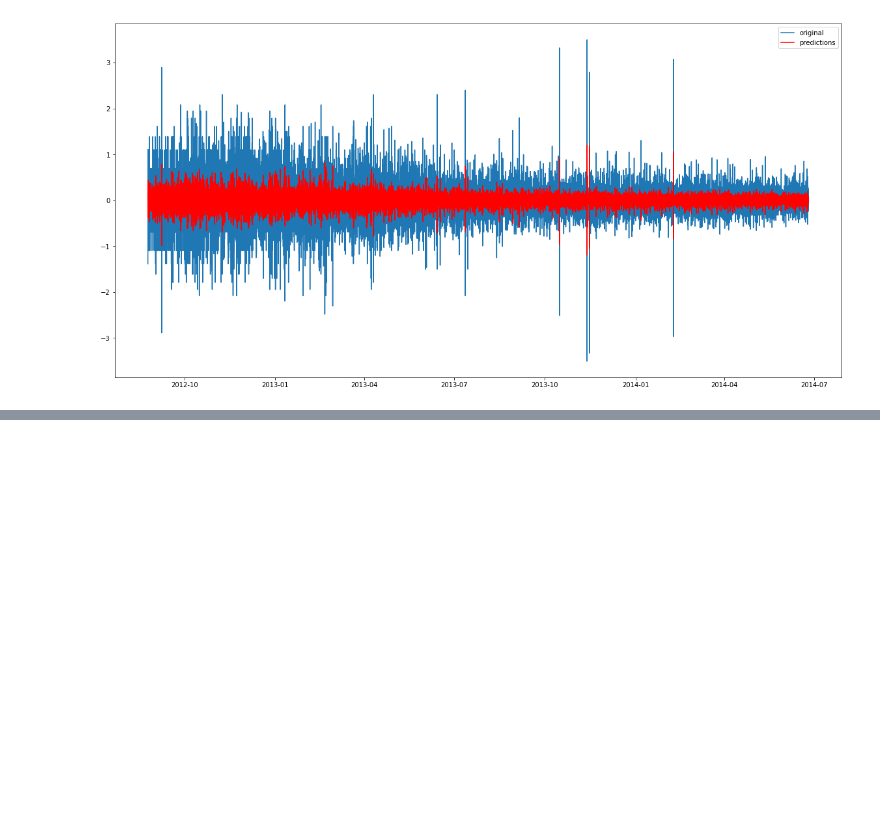
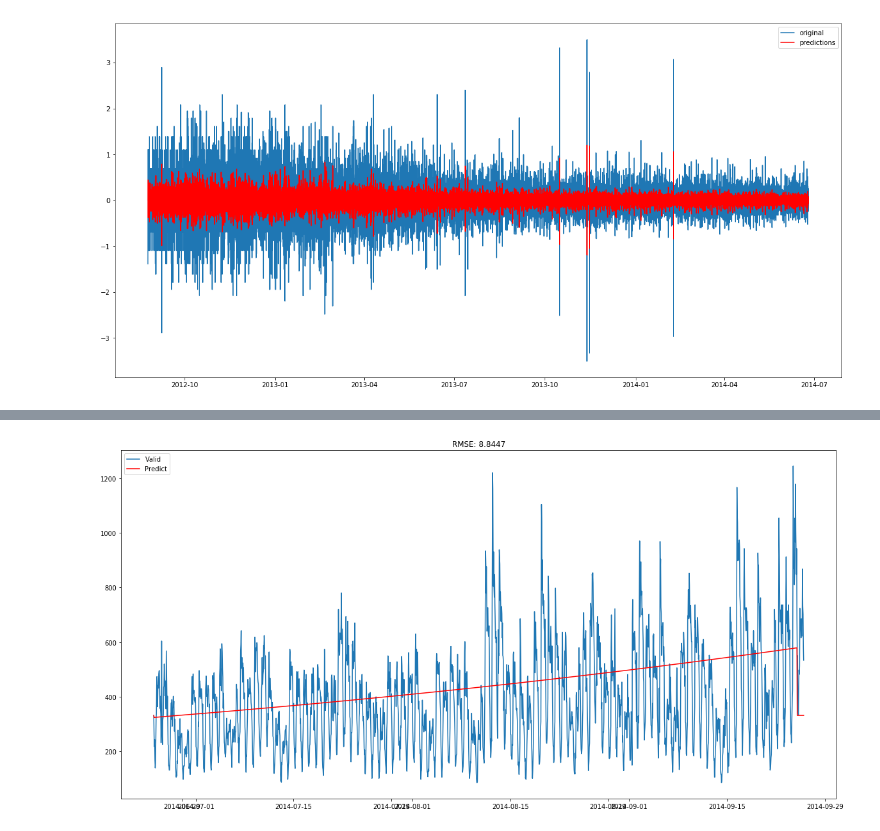
Before and after one commit to ri2beri/data-science-practice, a Jupyter notebook: timeseries_data_traffic.ipynb, the cells around one changed output, grey strips where cells are left out. Saved outputs shown, nothing was run; the diff lists cells and outputs as text; code cells hidden in the pictures; blank space fills up the shorter version.

```diff
--- a/timeseries_data_traffic.ipynb
+++ b/timeseries_data_traffic.ipynb
@@ -511,5 +511,6 @@ AR_predict = np.exp(AR_predict1)
 plt.plot(valid['Count'], label = "Valid")
 plt.plot(AR_predict, color = 'red', label = "Predict")
 plt.legend(loc= 'best')
-plt.title('RMSE: %.4f'% (np.sqrt(np.dot(AR_predict, valid['Count']))/valid.shape[0])) plt.show()
+plt.title('RMSE: %.4f'% (np.sqrt(np.dot(AR_predict, valid['Count']))/valid.shape[0]))
+plt.show()
 # %% [output]
@@ -516,0 +517 @@ SyntaxError: invalid syntax (<ipython-input-270-e0d7e28d5095>, line 9)
+[figure, added]
```
Also changed, not shown: parts of 3 cells of this notebook, 9 other files.
